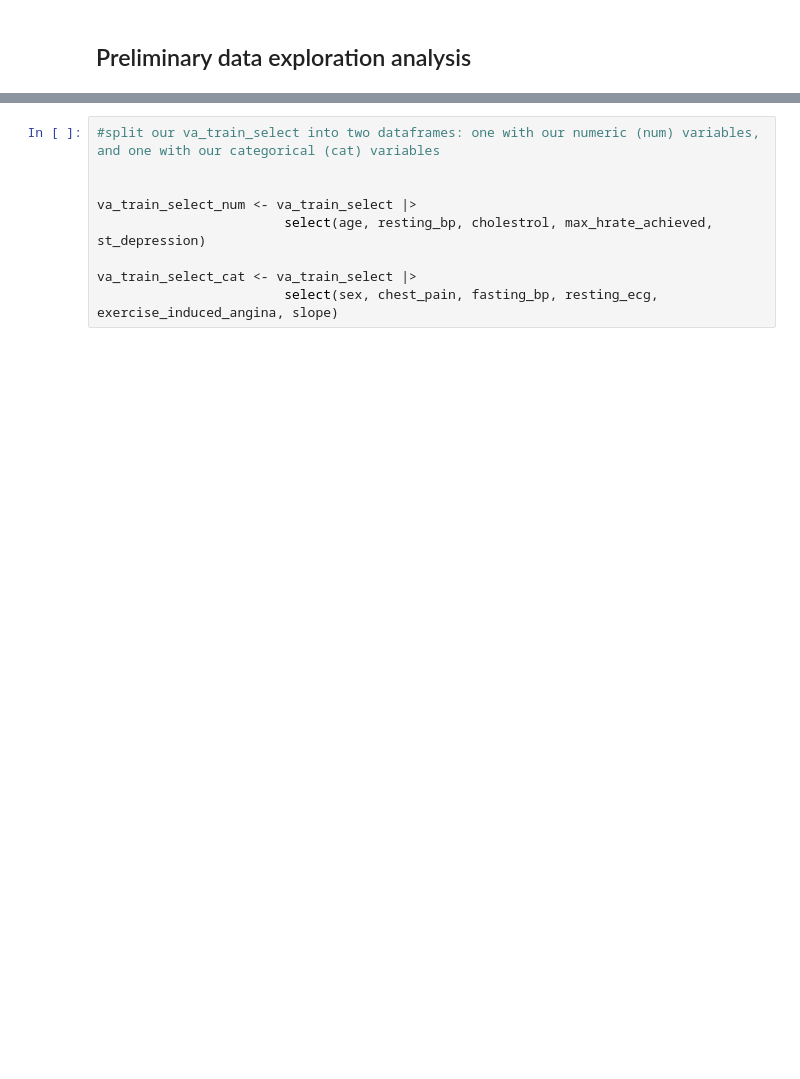
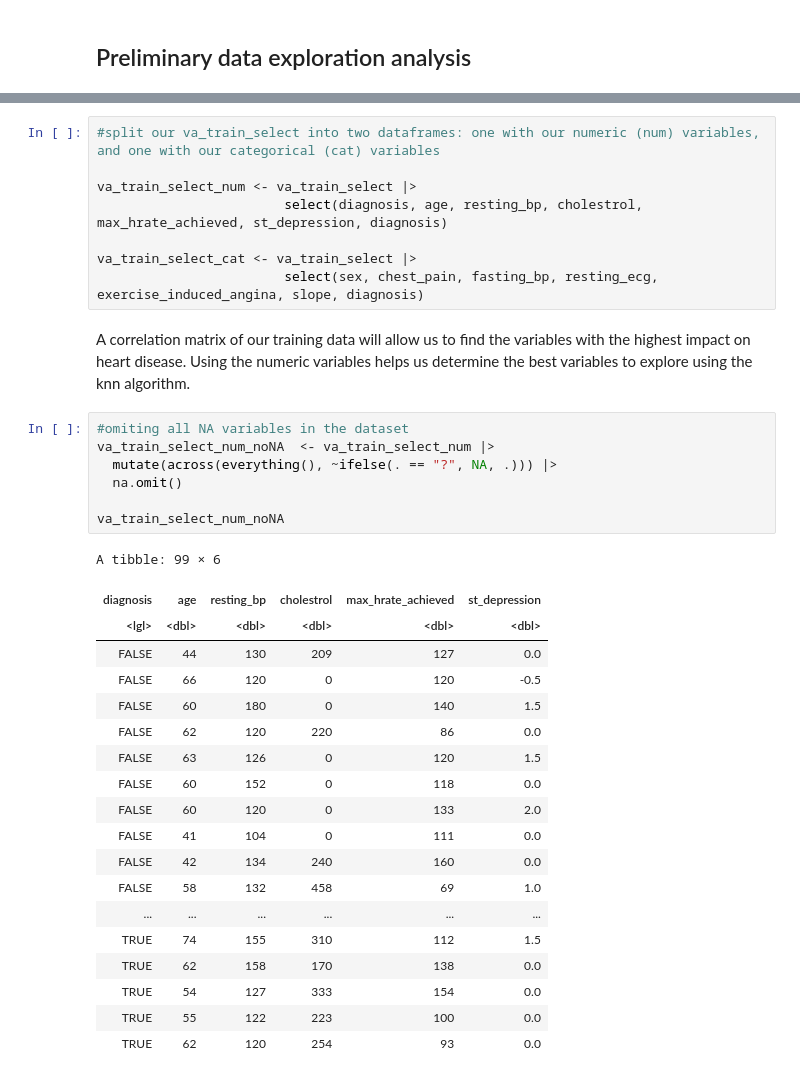
Before and after one commit to Majordingus2/group12-dsci-project, a Jupyter notebook: Group Proposal.ipynb, the cells around one changed output, grey strips where cells are left out. Cells and saved outputs as stored; diff of their text form; blank space fills up the shorter version.

```diff
--- a/Group Proposal.ipynb
+++ b/Group Proposal.ipynb
@@ -117,9 +164,37 @@ va_train_select <- va_train |>
 # %%
 #split our va_train_select into two dataframes: one with our numeric (num) variables, and one with our categorical (cat) variables
 
-
 va_train_select_num <- va_train_select |>
-                        select(age, resting_bp, cholestrol, max_hrate_achieved, st_depression)
+                        select(diagnosis, age, resting_bp, cholestrol, max_hrate_achieved, st_depression, diagnosis)
 
 va_train_select_cat <- va_train_select |>
-                        select(sex, chest_pain, fasting_bp, resting_ecg, exercise_induced_angina, slope)
+                        select(sex, chest_pain, fasting_bp, resting_ecg, exercise_induced_angina, slope, diagnosis)
+# %% [markdown]
+A correlation matrix of our training data will allow us to find the variables with the highest impact on heart disease. Using the numeric variables helps us determine the best variables to explore using the knn algorithm.
+# %%
+#omiting all NA variables in the dataset
+va_train_select_num_noNA  <- va_train_select_num |>
+  mutate(across(everything(), ~ifelse(. == "?", NA, .))) |>
+  na.omit()
+
+va_train_select_num_noNA
+# %% [output]
+A tibble: 99 × 6
+| diagnosis | age | resting_bp | cholestrol | max_hrate_achieved | st_depression |
+| <lgl> | <dbl> | <dbl> | <dbl> | <dbl> | <dbl> |
+| FALSE | 44 | 130 | 209 | 127 | 0.0 |
+| FALSE | 66 | 120 | 0 | 120 | -0.5 |
+| FALSE | 60 | 180 | 0 | 140 | 1.5 |
+| FALSE | 62 | 120 | 220 | 86 | 0.0 |
+| FALSE | 63 | 126 | 0 | 120 | 1.5 |
+| FALSE | 60 | 152 | 0 | 118 | 0.0 |
+| FALSE | 60 | 120 | 0 | 133 | 2.0 |
+| FALSE | 41 | 104 | 0 | 111 | 0.0 |
+| FALSE | 42 | 134 | 240 | 160 | 0.0 |
+| FALSE | 58 | 132 | 458 | 69 | 1.0 |
+| ... | ... | ... | ... | ... | ... |
+| TRUE | 74 | 155 | 310 | 112 | 1.5 |
+| TRUE | 62 | 158 | 170 | 138 | 0.0 |
+| TRUE | 54 | 127 | 333 | 154 | 0.0 |
+| TRUE | 55 | 122 | 223 | 100 | 0.0 |
+| TRUE | 62 | 120 | 254 | 93 | 0.0 |
```
Also changed, not shown: parts of 14 cells of this notebook.
